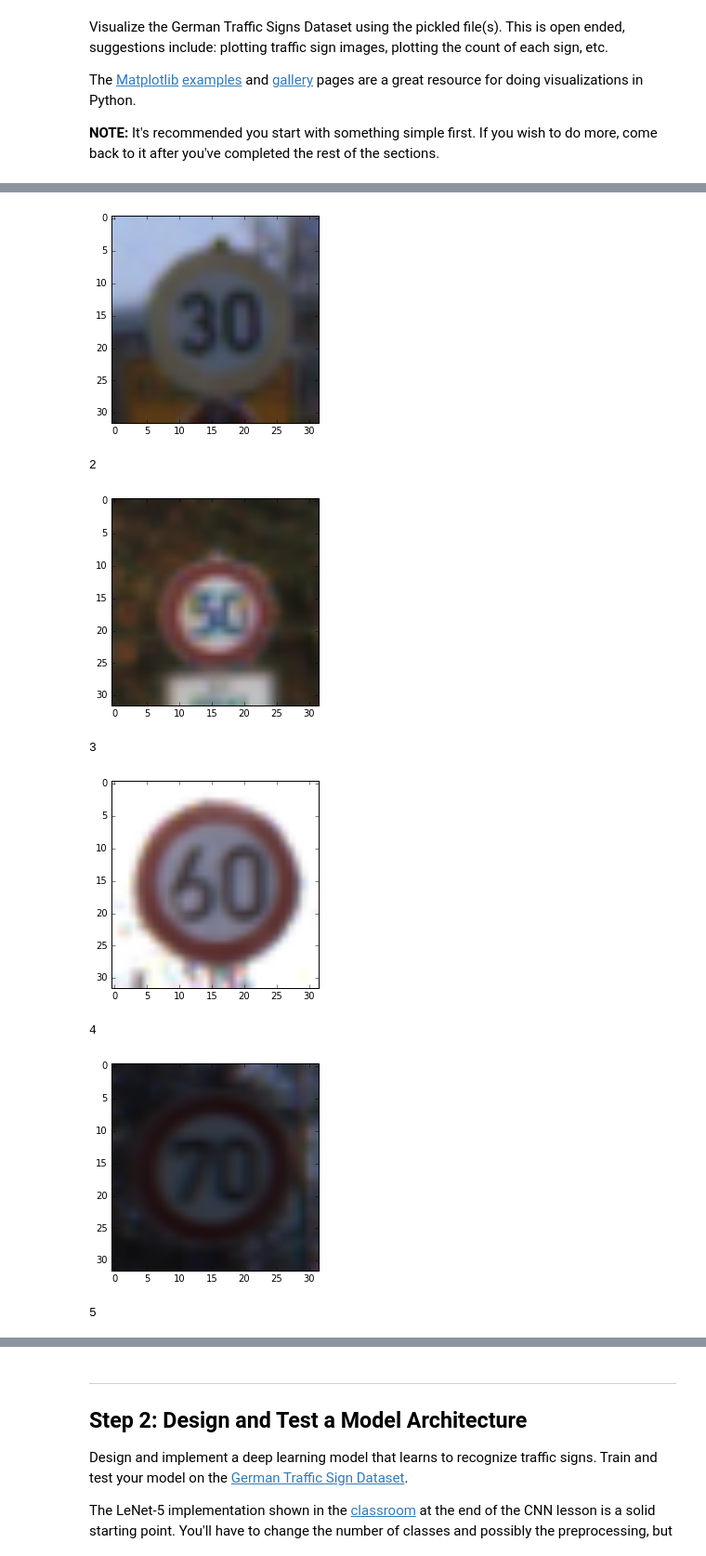
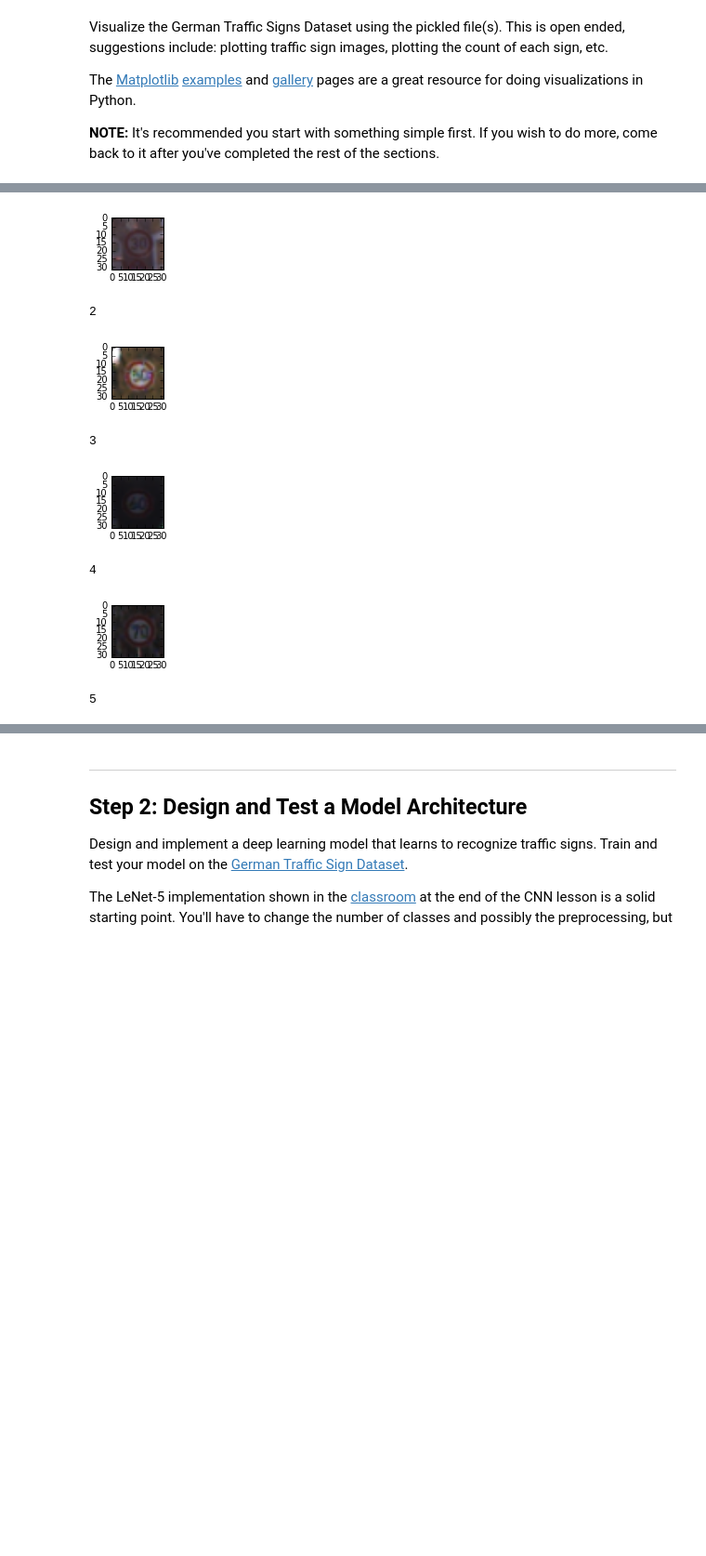
Before and after one commit to andreas28/CarND, a Jupyter notebook: CarND-Traffic-Sign-Classifier-Project/Traffic_Sign_Classifier.ipynb, the cells around one changed output, grey strips where cells are left out. Shown: that part at 93% size. Saved outputs shown, nothing was run; the diff lists cells and outputs as text; code cells hidden in the pictures; blank space fills up the shorter version.

```diff
--- a/CarND-Traffic-Sign-Classifier-Project/Traffic_Sign_Classifier.ipynb
+++ b/CarND-Traffic-Sign-Classifier-Project/Traffic_Sign_Classifier.ipynb
@@ -124,8 +124,8 @@ import random
 # Visualizations will be shown in the notebook.
 %matplotlib inline
 
-index = random.randint(0, len(X_train))
-image = X_train[index].squeeze()
+#index = random.randint(0, len(X_train))
+#image = X_train[index].squeeze()
 
 # get number of images per class and calculate percentage
 labels, counts = np.unique(y_train, return_counts=True)
@@ -138,6 +138,7 @@ for idx in labels:
     print (idx)
     signidx = np.nonzero(y_train == idx)[0][0]
     img = X_train[signidx].squeeze()
+    plt.figure(figsize=(1,1))
     plt.imshow(img)
     plt.figure(1,i+1)
     plt.show()
@@ -158,9 +159,9 @@ Percentage of training data per class:
 1
-[figure, old version]
+[figure, new version]
 2
-[figure, old version]
+[figure, new version]
 3
-[figure, old version]
+[figure, new version]
 4
-[figure, old version]
+[figure, new version]
 5
```
Also changed, not shown: parts of 3 cells of this notebook.
